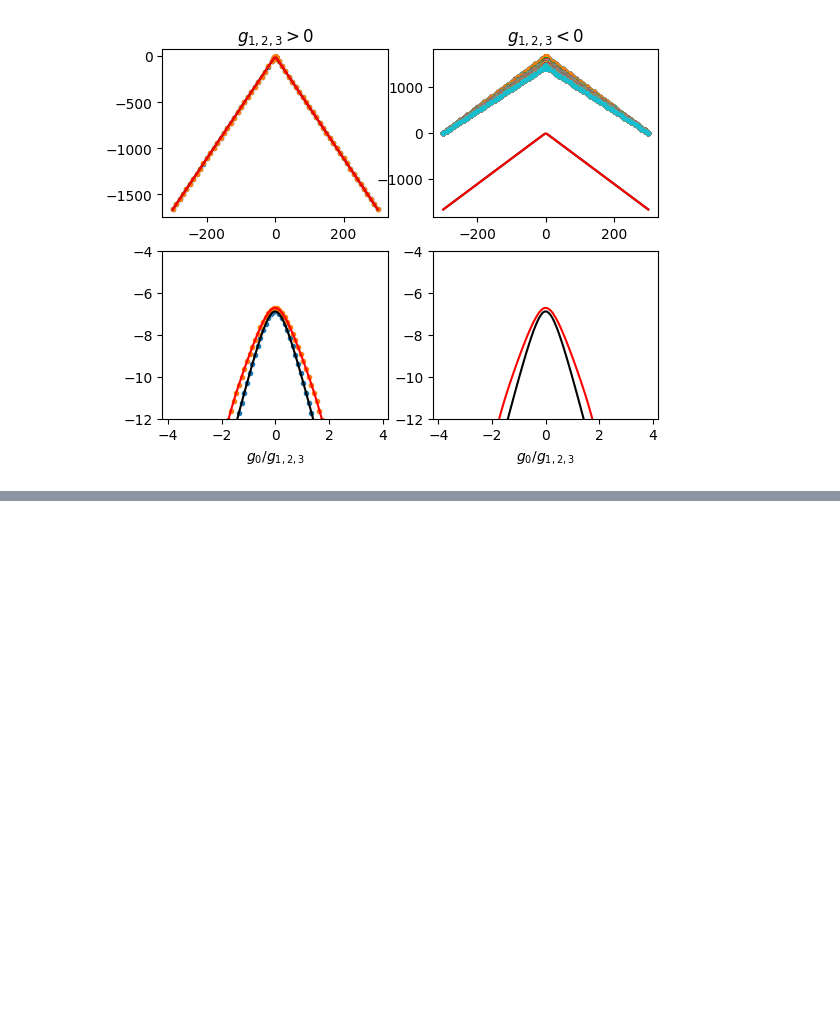
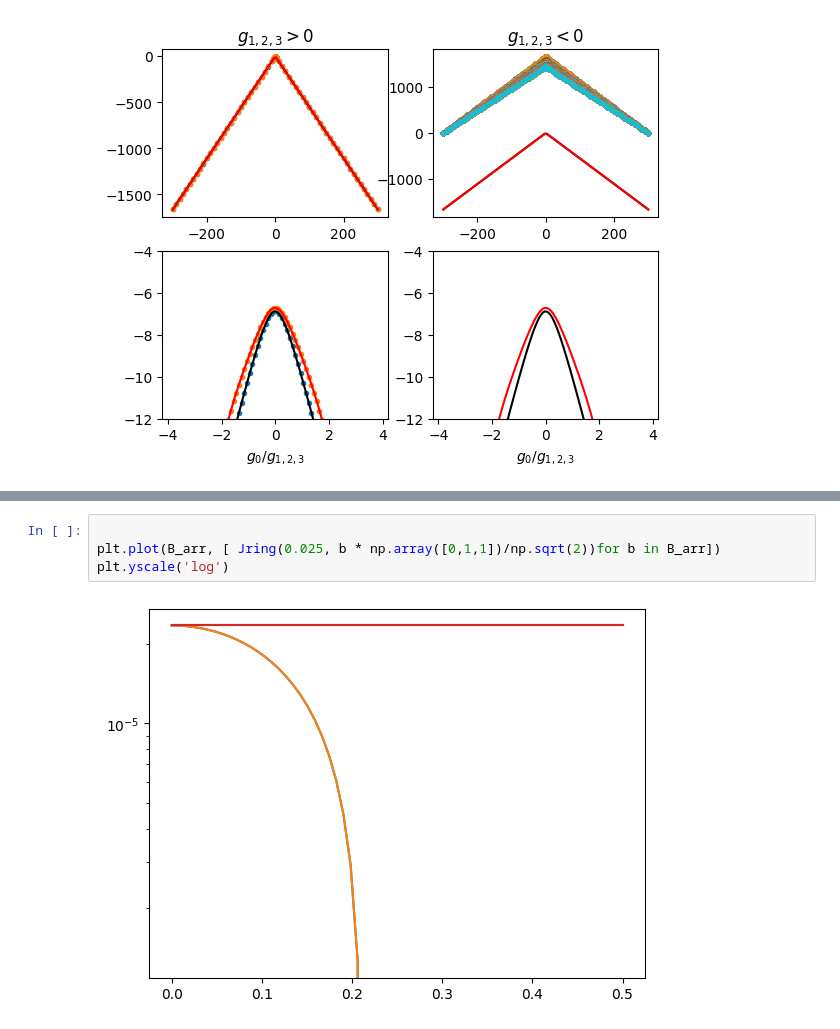
Before and after one commit to Spuriosity1/qsi_subspace_ED, a Jupyter notebook: scripts/process_field.ipynb, the cells around one changed output, grey strips where cells are left out. Drawn from its saved outputs; the diff is of its cells as text; blank space fills up the shorter version.

```diff
--- a/scripts/process_field.ipynb
+++ b/scripts/process_field.ipynb
@@ -632,0 +627,6 @@ add_phasedia_boundaries(ax,jpm_arr, B_arr, [1,1,0],color='k')
+# %%
+
+plt.plot(B_arr, [ Jring(0.025, b * np.array([0,1,1])/np.sqrt(2))for b in B_arr])
+plt.yscale('log')
+# %% [output]
+[figure, added]
```
Also changed, not shown: parts of 11 cells of this notebook.
